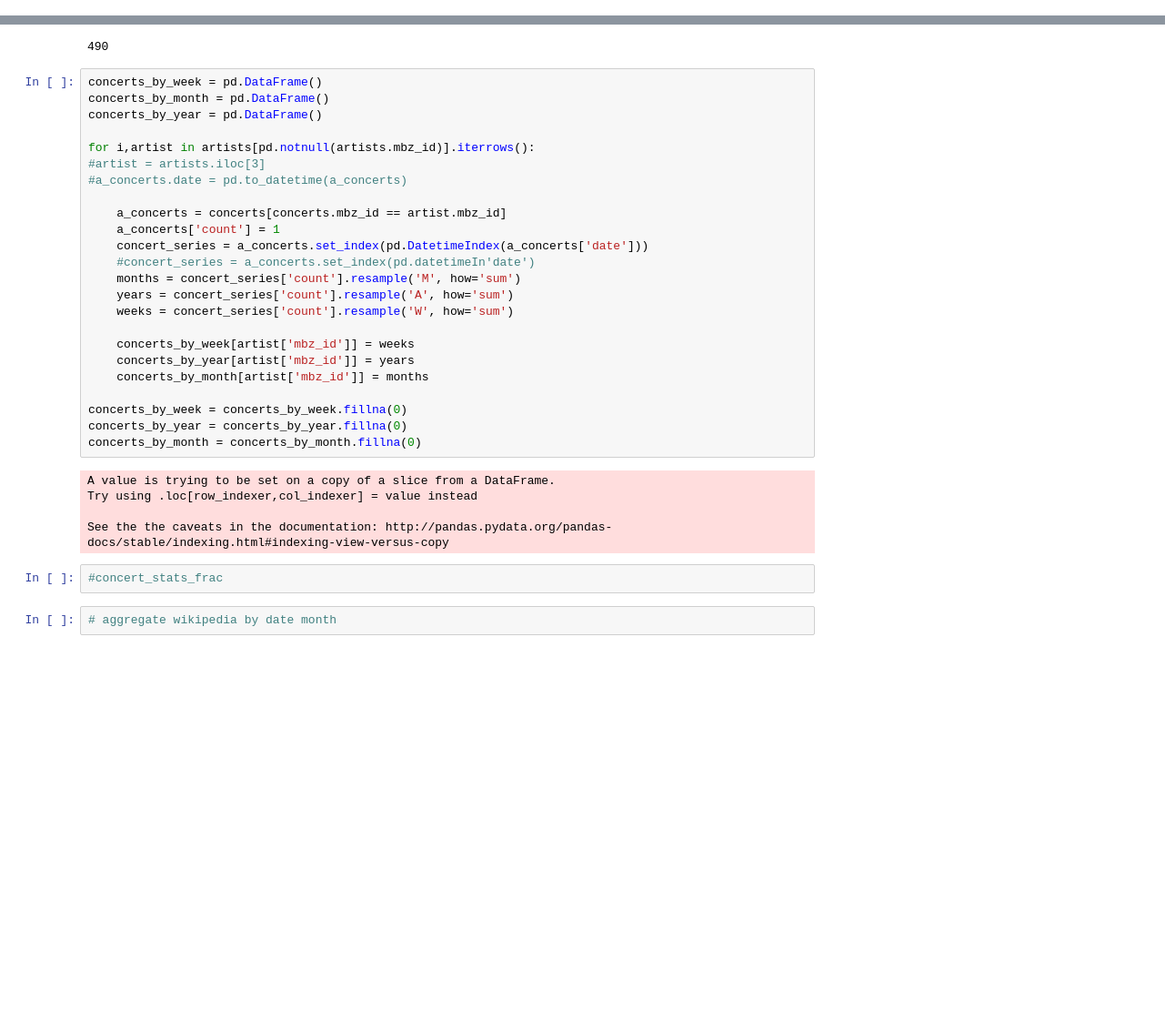
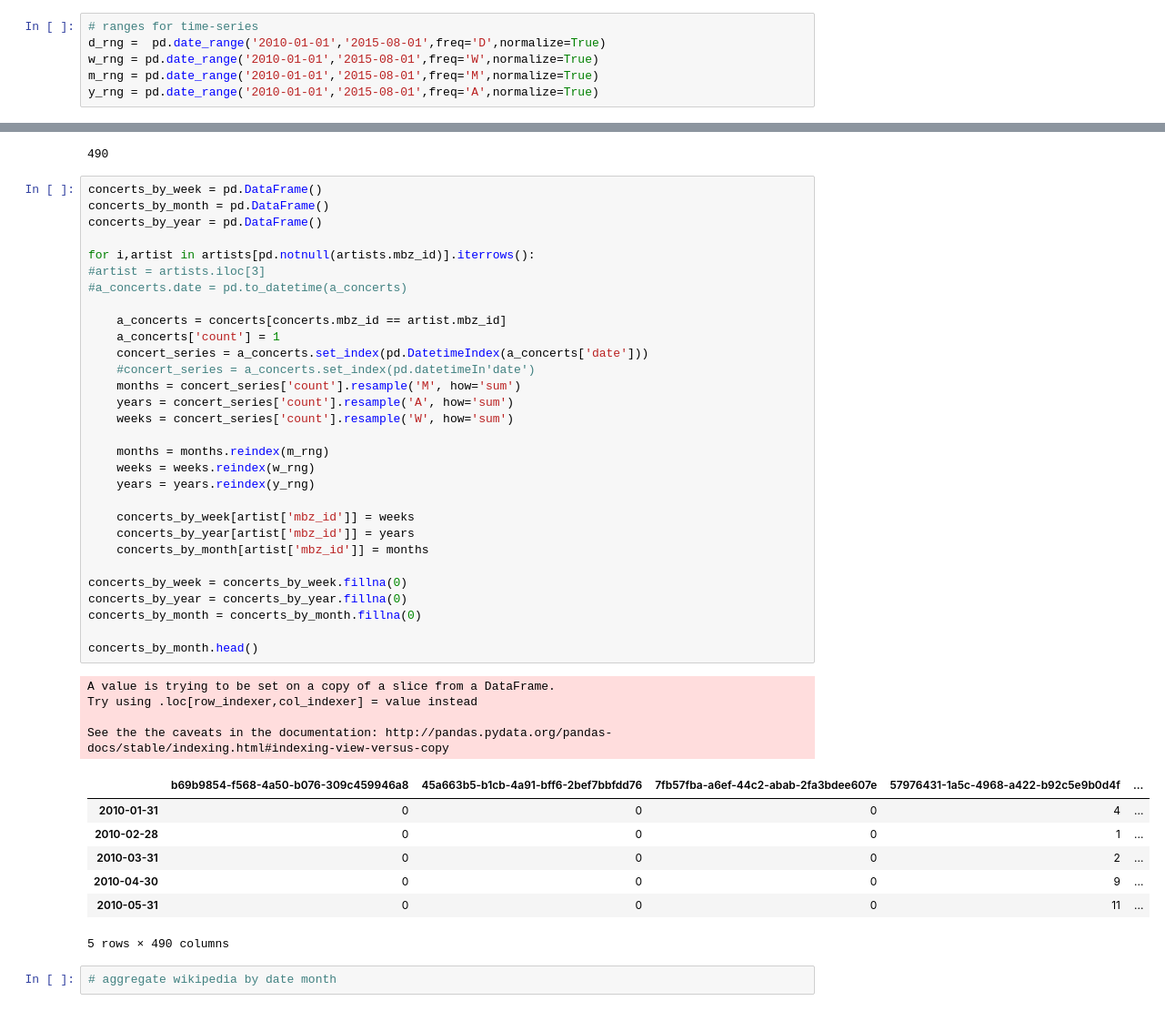
Before and after one commit to trxw/CDIPS_PandoraTeam, a Jupyter notebook: analysis.ipynb, the cells around one changed output, grey strips where cells are left out. Shown at 91% size. Drawn from its saved outputs; the diff is of its cells as text; blank space fills up the shorter version.

```diff
--- a/analysis.ipynb
+++ b/analysis.ipynb
@@ -100,3 +82,9 @@ Name: npr_artist_id, Length: 631, dtype: float64
+# %%
+# ranges for time-series
+d_rng =  pd.date_range('2010-01-01','2015-08-01',freq='D',normalize=True)
+w_rng = pd.date_range('2010-01-01','2015-08-01',freq='W',normalize=True)
+m_rng = pd.date_range('2010-01-01','2015-08-01',freq='M',normalize=True)
+y_rng = pd.date_range('2010-01-01','2015-08-01',freq='A',normalize=True)
 # %%
 # aggregate number of npr shows
 npr_stats = pd.DataFrame()
@@ -215,34 +222,45 @@ len(concert_stats)
 # %%
 concerts_by_week = pd.DataFrame()
 concerts_by_month = pd.DataFrame()
 concerts_by_year = pd.DataFrame()
 
 for i,artist in artists[pd.notnull(artists.mbz_id)].iterrows():
 #artist = artists.iloc[3]
 #a_concerts.date = pd.to_datetime(a_concerts)
 
     a_concerts = concerts[concerts.mbz_id == artist.mbz_id]
     a_concerts['count'] = 1
     concert_series = a_concerts.set_index(pd.DatetimeIndex(a_concerts['date']))
     #concert_series = a_concerts.set_index(pd.datetimeIn'date')
     months = concert_series['count'].resample('M', how='sum')
     years = concert_series['count'].resample('A', how='sum')
     weeks = concert_series['count'].resample('W', how='sum')
 
+    months = months.reindex(m_rng)
+    weeks = weeks.reindex(w_rng)
+    years = years.reindex(y_rng)
+
     concerts_by_week[artist['mbz_id']] = weeks
     concerts_by_year[artist['mbz_id']] = years
     concerts_by_month[artist['mbz_id']] = months
 
 concerts_by_week = concerts_by_week.fillna(0)
 concerts_by_year = concerts_by_year.fillna(0)
 concerts_by_month = concerts_by_month.fillna(0)
+
+concerts_by_month.head()
 # %% [output]
 A value is trying to be set on a copy of a slice from a DataFrame.
 Try using .loc[row_indexer,col_indexer] = value instead
 
 See the the caveats in the documentation: http://pandas.pydata.org/pandas-docs/stable/indexing.html#indexing-view-versus-copy
+|  | b69b9854-f568-4a50-b076-309c459946a8 | 45a663b5-b1cb-4a91-bff6-2bef7bbfdd76 | 7fb57fba-a6ef-44c2-abab-2fa3bdee607e | 57976431-1a5c-4968-a422-b92c5e9b0d4f | ... |
+| 2010-01-31 | 0 | 0 | 0 | 4 | ... |
+| 2010-02-28 | 0 | 0 | 0 | 1 | ... |
+| 2010-03-31 | 0 | 0 | 0 | 2 | ... |
+| 2010-04-30 | 0 | 0 | 0 | 9 | ... |
+| 2010-05-31 | 0 | 0 | 0 | 11 | ... |
+5 rows × 490 columns
-# %%
-#concert_stats_frac
 # %%
 # aggregate wikipedia by date month
 # %%
```
Also changed, not shown: parts of 5 cells of this notebook.
